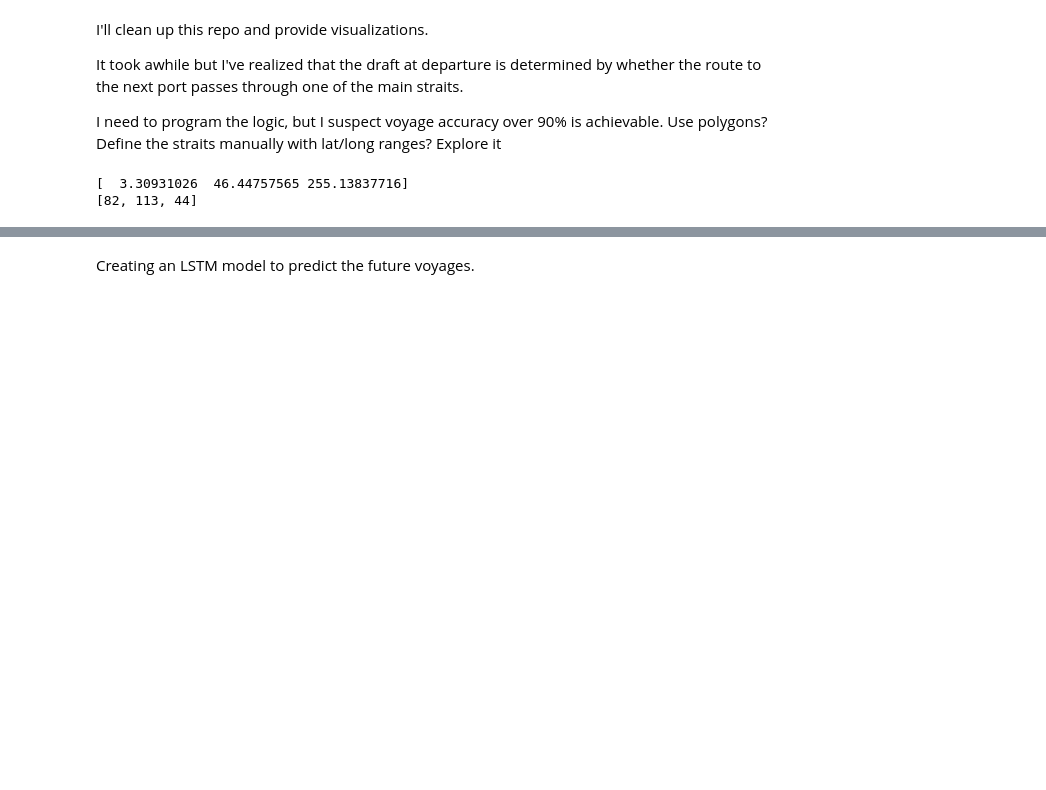
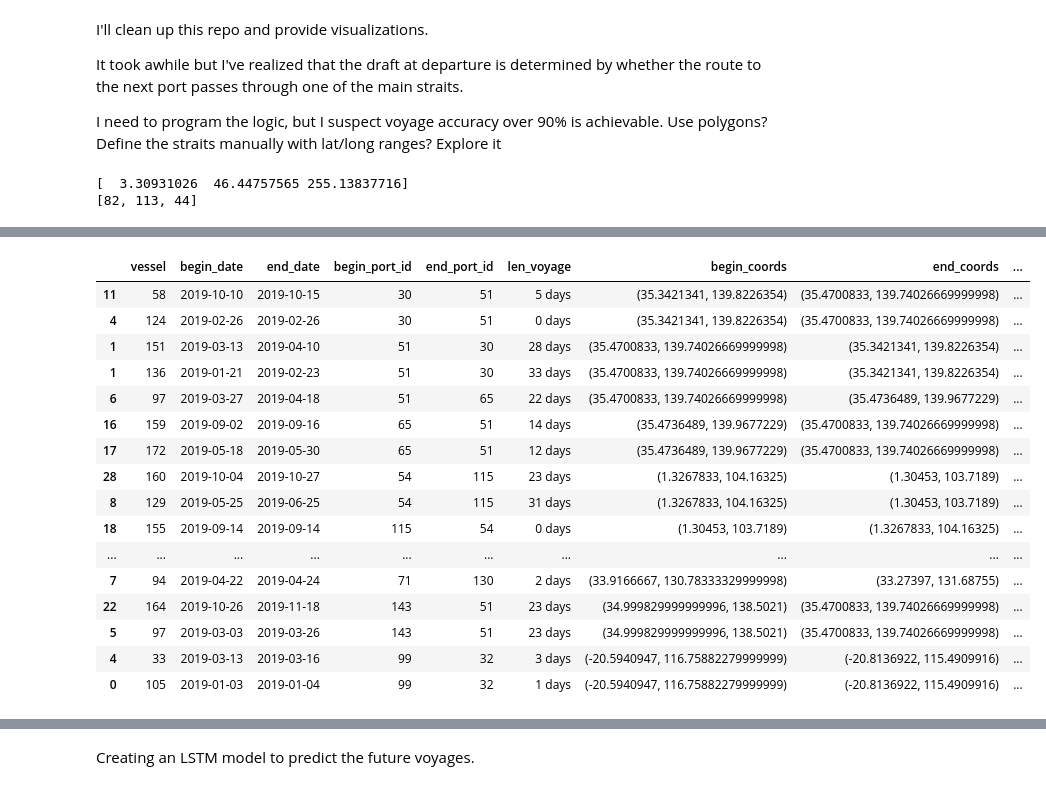
Before and after one commit to yaobviously/sym-cargo, a Jupyter notebook: sym_cargo_alt.ipynb, the cells around one changed output, grey strips where cells are left out. Saved outputs shown, nothing was run; the diff lists cells and outputs as text; code cells hidden in the pictures; blank space fills up the shorter version.

```diff
--- a/sym_cargo_alt.ipynb
+++ b/sym_cargo_alt.ipynb
@@ -62,7 +62,7 @@ def wrangle():
   df2['direction'] = pd.cut(df2['heading'], [0, 90, 180, 270, 360], labels = ['N-E', 'S-E', 'S-W', 'N-W'], include_lowest=True)
 
   # time deltas to compute impossible distances travelled
-  df2['time_delta'] = df2.groupby('vessel')['datetime'].transform(lambda x: x - x.shift(1))
+  df2['time_delta'] = df2.groupby('vessel')['datetime'].transform(lambda x: x - x.shift(-1))
   df2['hour_delta'] = [(n.days * 24) + (n.seconds / 3600) for n in df2['time_delta']]
 
   # filtering using query to eliminate unneeded/impossible values
@@ -306,8 +306,8 @@ df2 = df2.query('vin_per_hour <= 50')
 # %%
 # calculating draft forwards and backwards
 
-df2['draft_delta_back'] = df2['draft'].transform(lambda x: abs(x.diff()).ge(0.5)).astype(int)
-df2['draft_delta_ahead'] = df2['draft'].transform(lambda x: abs(x.diff(-1)).ge(0.5)).astype(int)
+df2['draft_delta_back'] = df2['draft'].transform(lambda x: abs(x.diff()).ge(0.75)).astype(int)
+df2['draft_delta_ahead'] = df2['draft'].transform(lambda x: abs(x.diff(-1)).ge(0.75)).astype(int)
 df2['draft_change'] = ((df2['draft_delta_back'] + df2['draft_delta_ahead']) >= 1).astype(int)
 # %%
 # assigning ports using the nearest neighbor model. decided against the use of
@@ -328,6 +327,9 @@ temp_vin = df2[vin_mask]
 
 df2['pred_port_dist'] = 0
 df2.loc[vin_mask, 'pred_port_dist'] = temp_vin.apply(vincenty_port, axis=1)
+# %%
+df2['max_min_distance'] = df2.groupby(['vessel', 'port_sequence'])['pred_port_dist'].transform(lambda x: x.max() - x.min())
+df2['sequence_time'] = df2.groupby(['vessel', 'port_sequence'])['hour_delta'].transform(lambda x: abs(x).sum())
 # %%
 # getting the last port with a function and then flattening the lists it
 # returned for each vessel and appending them to the dataframe
@@ -375,3 +386,23 @@ voyages_df.shape
+# %%
+voyages_df.sort_values(by='voyage_dist').head(25)
+# %% [output]
+|  | vessel | begin_date | end_date | begin_port_id | end_port_id | len_voyage | begin_coords | end_coords | ... |
+| 11 | 58 | 2019-10-10 | 2019-10-15 | 30 | 51 | 5 days | (35.3421341, 139.8226354) | (35.4700833, 139.74026669999998) | ... |
+| 4 | 124 | 2019-02-26 | 2019-02-26 | 30 | 51 | 0 days | (35.3421341, 139.8226354) | (35.4700833, 139.74026669999998) | ... |
+| 1 | 151 | 2019-03-13 | 2019-04-10 | 51 | 30 | 28 days | (35.4700833, 139.74026669999998) | (35.3421341, 139.8226354) | ... |
+| 1 | 136 | 2019-01-21 | 2019-02-23 | 51 | 30 | 33 days | (35.4700833, 139.74026669999998) | (35.3421341, 139.8226354) | ... |
+| 6 | 97 | 2019-03-27 | 2019-04-18 | 51 | 65 | 22 days | (35.4700833, 139.74026669999998) | (35.4736489, 139.9677229) | ... |
+| 16 | 159 | 2019-09-02 | 2019-09-16 | 65 | 51 | 14 days | (35.4736489, 139.9677229) | (35.4700833, 139.74026669999998) | ... |
+| 17 | 172 | 2019-05-18 | 2019-05-30 | 65 | 51 | 12 days | (35.4736489, 139.9677229) | (35.4700833, 139.74026669999998) | ... |
+| 28 | 160 | 2019-10-04 | 2019-10-27 | 54 | 115 | 23 days | (1.3267833, 104.16325) | (1.30453, 103.7189) | ... |
+| 8 | 129 | 2019-05-25 | 2019-06-25 | 54 | 115 | 31 days | (1.3267833, 104.16325) | (1.30453, 103.7189) | ... |
+| 18 | 155 | 2019-09-14 | 2019-09-14 | 115 | 54 | 0 days | (1.30453, 103.7189) | (1.3267833, 104.16325) | ... |
+| ... | ... | ... | ... | ... | ... | ... | ... | ... | ... |
+| 7 | 94 | 2019-04-22 | 2019-04-24 | 71 | 130 | 2 days | (33.9166667, 130.78333329999998) | (33.27397, 131.68755) | ... |
+| 22 | 164 | 2019-10-26 | 2019-11-18 | 143 | 51 | 23 days | (34.999829999999996, 138.5021) | (35.4700833, 139.74026669999998) | ... |
+| 5 | 97 | 2019-03-03 | 2019-03-26 | 143 | 51 | 23 days | (34.999829999999996, 138.5021) | (35.4700833, 139.74026669999998) | ... |
+| 4 | 33 | 2019-03-13 | 2019-03-16 | 99 | 32 | 3 days | (-20.5940947, 116.75882279999999) | (-20.8136922, 115.4909916) | ... |
+| 0 | 105 | 2019-01-03 | 2019-01-04 | 99 | 32 | 1 days | (-20.5940947, 116.75882279999999) | (-20.8136922, 115.4909916) | ... |
 # %%
 # creating a dictionary of dataframes for each port and then extracting the min,
 # max, and max_draft distances for assigned ports
```
Also changed, not shown: parts of 16 cells of this notebook.
